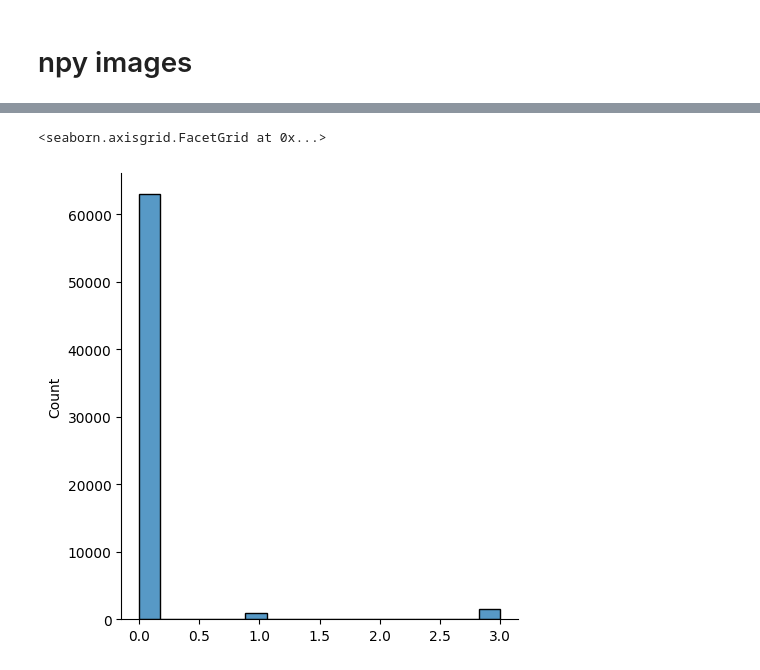
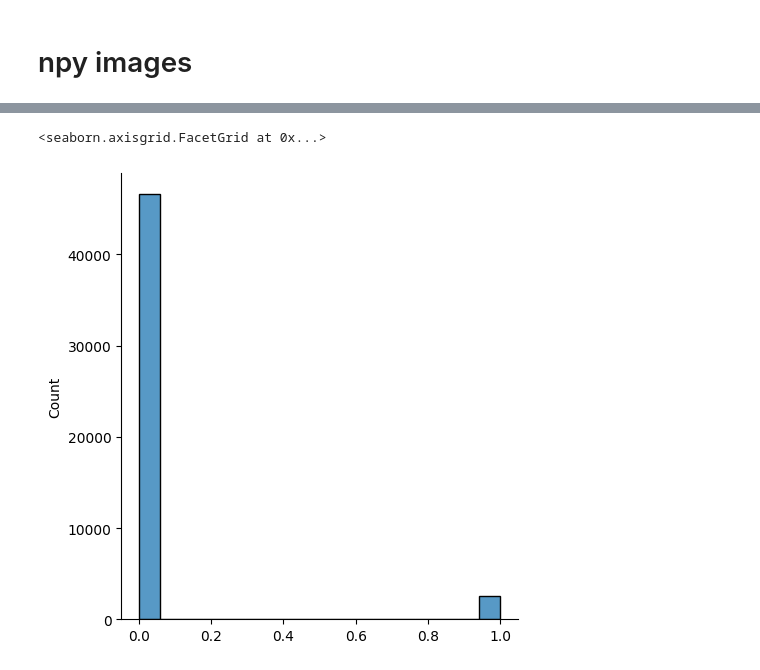
Before and after one commit to khachaturyan-1991/PlotExtract, a Jupyter notebook: WorkingBeast.ipynb, the cells around one changed output, grey strips where cells are left out. Cells and saved outputs as stored; diff of their text form; code cells hidden in the pictures.

```diff
--- a/WorkingBeast.ipynb
+++ b/WorkingBeast.ipynb
@@ -334,0 +340,12 @@ plt.imshow(np.transpose(thresh, (1,2,0)))
+# %%
+i = 0
+img = np.load(f'./data/train/image/{i}.npy')
+mask = np.load(f'./data/train/mask/{i}.npy')
+_, thresh = cv2.threshold(img, 0.7, 1, cv2.THRESH_BINARY)
+print("---->", np.unique(thresh))
+
+fig, axes = plt.subplots(1, 3, figsize=(9, 5))
+axes[0].imshow(np.transpose(img, (1,2,0)))
+axes[1].imshow(np.transpose(thresh, (1,2,0)))
+axes[2].imshow(mask)
+axes[2].set_title(np.unique(mask))
@@ -334,0 +356,13 @@ plt.imshow(np.transpose(thresh, (1,2,0)))
+# %%
+def to_edge(img):
+    img = img.astype(np.uint8)
+    edges = cv2.Canny(img, threshold1=50, threshold2=150)
+    return edges
+
+def preprocess_image(i):
+    image = np.load(f"./data/train/image/{i}.npy") * 255
+    for i in range(3):
+        image[i] = to_edge(image[i])
+    return image / 255.
+
+edged = preprocess_image(1)
@@ -335,5 +375,5 @@ plt.imshow(np.transpose(thresh, (1,2,0)))
 # %%
-sns.displot(mask.reshape(-1))
+sns.displot(edged.reshape(-1))
 # %% [output]
 <seaborn.axisgrid.FacetGrid at 0x...>
-[figure, old version]
+[figure, new version]
```
Also changed, not shown: parts of 7 cells of this notebook, 4 other files.
